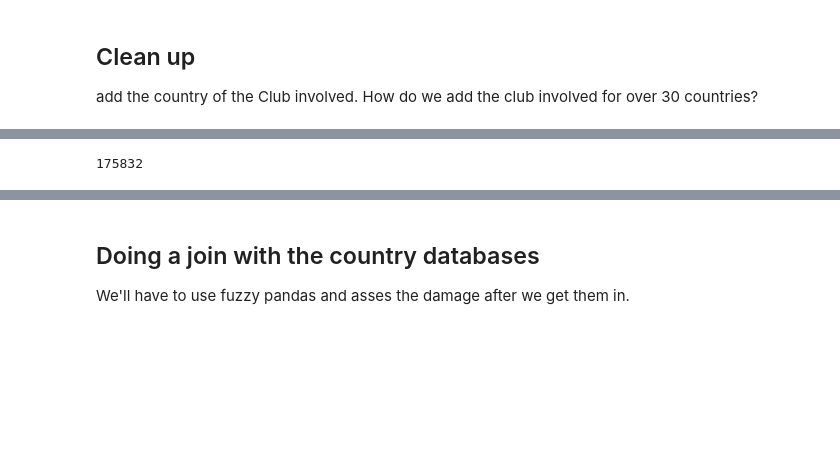
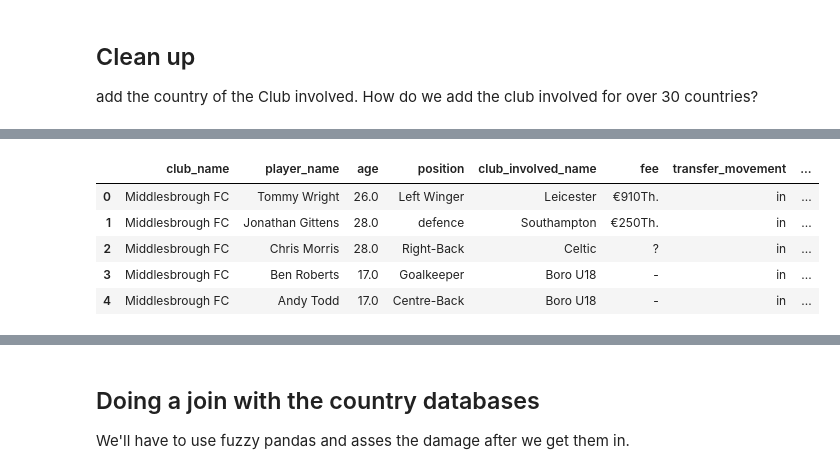
Before and after one commit to AhanPenkar/transfer-analysis, a Jupyter notebook: merge_notebook.ipynb, the cells around one changed output, grey strips where cells are left out. Saved outputs shown, nothing was run; the diff lists cells and outputs as text; code cells hidden in the pictures; blank space fills up the shorter version.

```diff
--- a/merge_notebook.ipynb
+++ b/merge_notebook.ipynb
@@ -73,7 +96,15 @@ russian_league_df = pd.read_csv('data/premier-liga.csv')
 # %%
 #Let's join all the leagues into one dataframe
 leagues_df = pd.concat([prem_df, bundesliga_df, championship_df, laliga_df, ligue1_df, seriea_df, liganos_df, eredivisie_df, russian_league_df], ignore_index=True)
-leagues_df.sample(5)
-len(leagues_df)
+
+#Sum the the fee_cleaned for prem_df and filter for transfer movement in, group and sort by league_name
+leagues_df_in = leagues_df[leagues_df['transfer_movement'] == 'in']
+
+leagues_df_in.head(5)
 # %% [output]
-175832
+|  | club_name | player_name | age | position | club_involved_name | fee | transfer_movement | ... |
+| 0 | Middlesbrough FC | Tommy Wright | 26.0 | Left Winger | Leicester | €910Th. | in | ... |
+| 1 | Middlesbrough FC | Jonathan Gittens | 28.0 | defence | Southampton | €250Th. | in | ... |
+| 2 | Middlesbrough FC | Chris Morris | 28.0 | Right-Back | Celtic | ? | in | ... |
+| 3 | Middlesbrough FC | Ben Roberts | 17.0 | Goalkeeper | Boro U18 | - | in | ... |
+| 4 | Middlesbrough FC | Andy Todd | 17.0 | Centre-Back | Boro U18 | - | in | ... |
```
Also changed, not shown: parts of 22 cells of this notebook, 18 other files.
